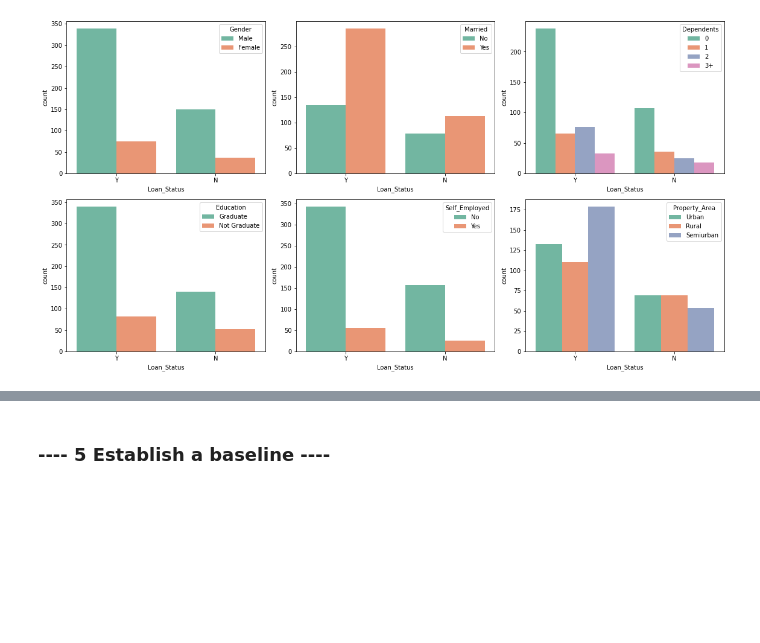
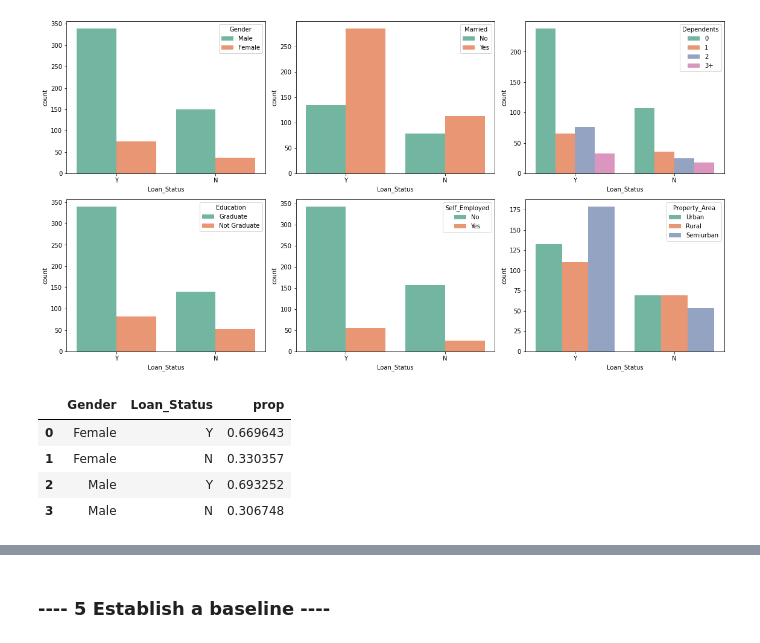
Before and after one commit to vbabashov/loan-classification, a Jupyter notebook: notebooks/loan_prediction.ipynb, the cells around one changed output, grey strips where cells are left out. Saved outputs shown, nothing was run; the diff lists cells and outputs as text; code cells hidden in the pictures; blank space fills up the shorter version.

```diff
--- a/notebooks/loan_prediction.ipynb
+++ b/notebooks/loan_prediction.ipynb
@@ -152,3 +152,11 @@ plt.tight_layout()
 plt.show()
 # %% [output]
 [figure]
+# %%
+data["Loan_Status"].groupby(data["Gender"]).value_counts(normalize=True).reset_index(name='prop')
+# %% [output]
+|  | Gender | Loan_Status | prop |
+| 0 | Female | Y | 0.669643 |
+| 1 | Female | N | 0.330357 |
+| 2 | Male | Y | 0.693252 |
+| 3 | Male | N | 0.306748 |
```
Also changed, not shown: parts of 1 cell of this notebook.
